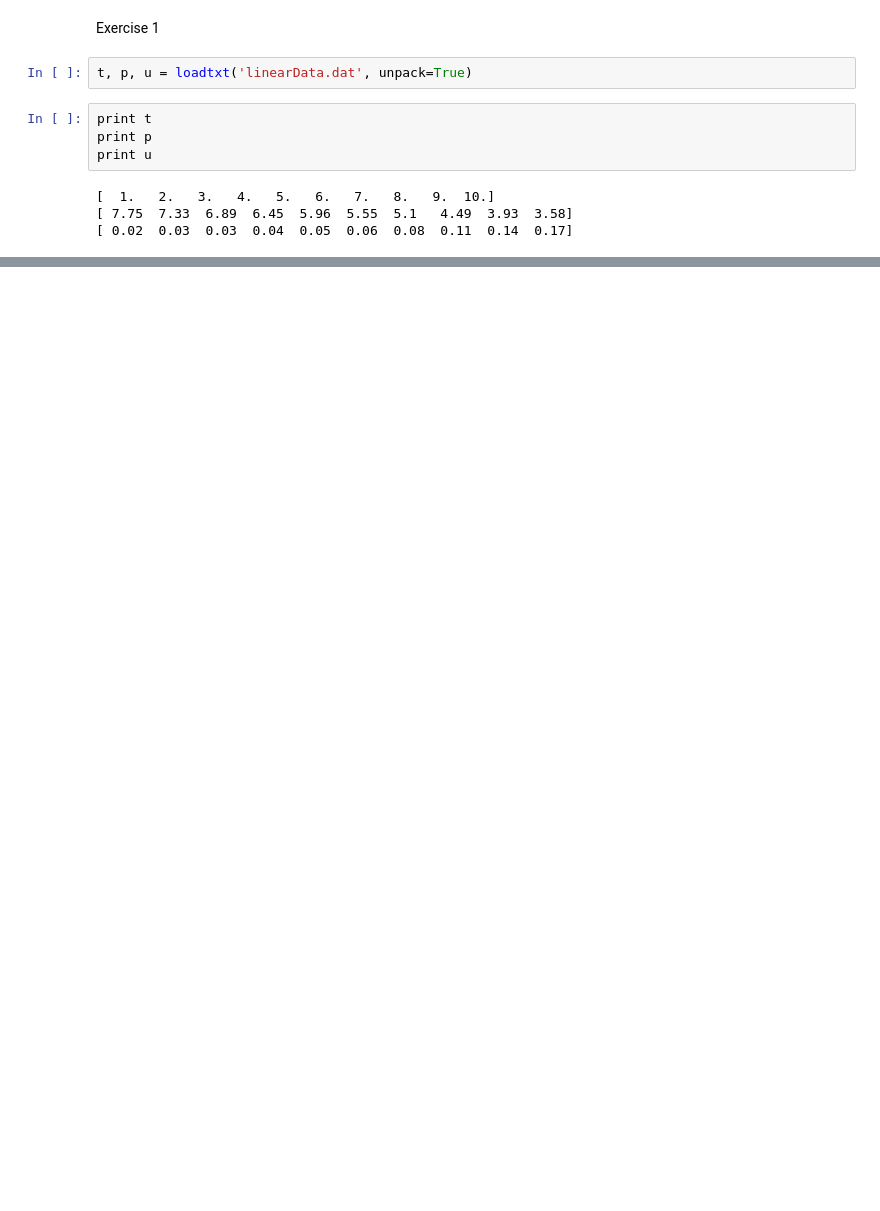
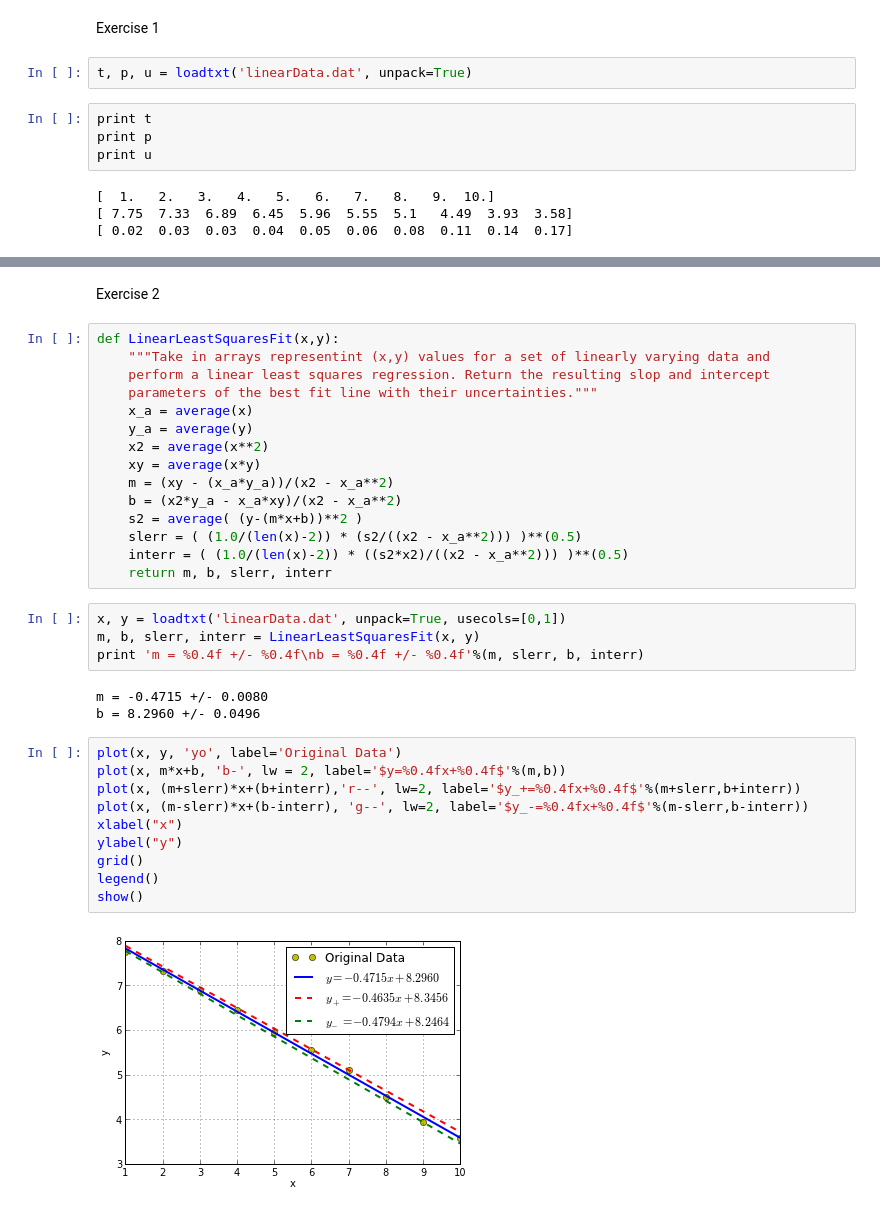
Before and after one commit to Rbnewens/PHYS202-S13, a Jupyter notebook: Week9/Data and Linear Regression.ipynb, the cells around one changed output, grey strips where cells are left out. Cells and saved outputs as stored; diff of their text form; blank space fills up the shorter version.

```diff
--- a/Week9/Data and Linear Regression.ipynb
+++ b/Week9/Data and Linear Regression.ipynb
@@ -66,0 +92,36 @@ print u
+# %% [markdown]
+Exercise 2
+# %%
+def LinearLeastSquaresFit(x,y):
+    """Take in arrays representint (x,y) values for a set of linearly varying data and
+    perform a linear least squares regression. Return the resulting slop and intercept
+    parameters of the best fit line with their uncertainties."""
+    x_a = average(x)
+    y_a = average(y)
+    x2 = average(x**2)
+    xy = average(x*y)
+    m = (xy - (x_a*y_a))/(x2 - x_a**2)
+    b = (x2*y_a - x_a*xy)/(x2 - x_a**2)
+    s2 = average( (y-(m*x+b))**2 )
+    slerr = ( (1.0/(len(x)-2)) * (s2/((x2 - x_a**2))) )**(0.5)
+    interr = ( (1.0/(len(x)-2)) * ((s2*x2)/((x2 - x_a**2))) )**(0.5)
+    return m, b, slerr, interr
+# %%
+x, y = loadtxt('linearData.dat', unpack=True, usecols=[0,1])
+m, b, slerr, interr = LinearLeastSquaresFit(x, y)
+print 'm = %0.4f +/- %0.4f\nb = %0.4f +/- %0.4f'%(m, slerr, b, interr)
+# %% [output]
+m = -0.4715 +/- 0.0080
+b = 8.2960 +/- 0.0496
+# %%
+plot(x, y, 'yo', label='Original Data')
+plot(x, m*x+b, 'b-', lw = 2, label='$y=%0.4fx+%0.4f$'%(m,b))
+plot(x, (m+slerr)*x+(b+interr),'r--', lw=2, label='$y_+=%0.4fx+%0.4f$'%(m+slerr,b+interr))
+plot(x, (m-slerr)*x+(b-interr), 'g--', lw=2, label='$y_-=%0.4fx+%0.4f$'%(m-slerr,b-interr))
+xlabel("x")
+ylabel("y")
+grid()
+legend()
+show()
+# %% [output]
+[figure, added]
```
Also changed, not shown: parts of 3 cells of this notebook, 2 other files.
